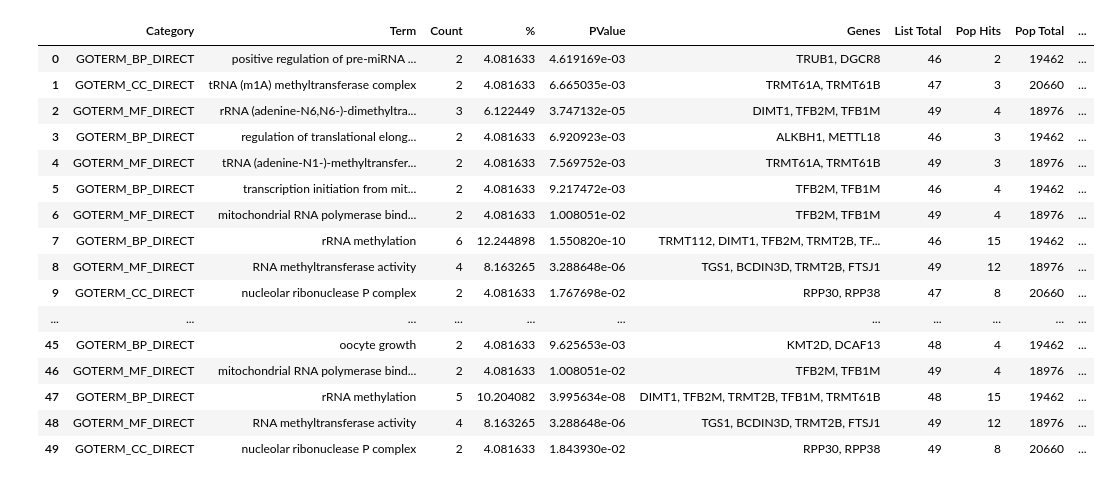
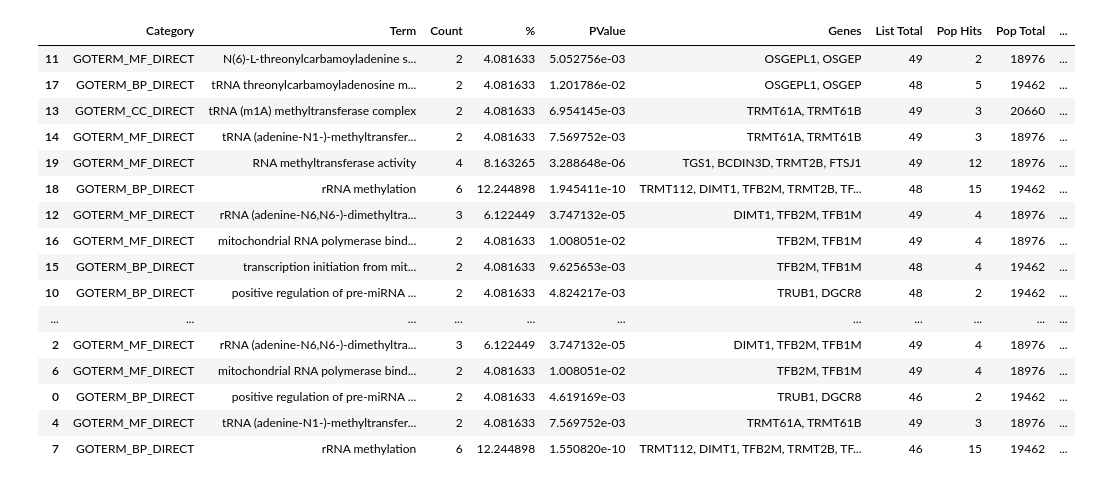
Before and after one commit to heyheyheyheyhey1/USC, a Jupyter notebook: study/year0/work0/GAN_RNA_methylation/plot_GO_enrichment.ipynb, the cells around one changed output. Saved outputs shown, nothing was run; the diff lists cells and outputs as text; code cells hidden in the pictures.

```diff
--- a/study/year0/work0/GAN_RNA_methylation/plot_GO_enrichment.ipynb
+++ b/study/year0/work0/GAN_RNA_methylation/plot_GO_enrichment.ipynb
@@ -16,20 +16,23 @@ CLASSIFIERS_NAMES = ['SVM', 'GB', 'GNB', 'LR', 'RF']
 selected_data = "selected_dataset.tsv"
 dataset_matrix = os.path.join(DATA_DIR, selected_data)
 selected_data = pd.read_csv(dataset_matrix, delimiter="\t", index_col=0, low_memory=False)
-positive_genes = [line.rstrip('\n') for line in open(os.path.join(DATA_DIR, "test_positive_genes.txt"))]
-negative_genes = [line.rstrip('\n') for line in open(os.path.join(DATA_DIR, "test_negative_genes.txt"))]
-positive_data = selected_data.loc[positive_genes].values
-negative_data = selected_data.loc[negative_genes].values
-
-y0 = np.zeros([len(negative_data), ])
-y1 = np.ones([len(positive_data), ])
-# 定义y
-y = np.concatenate([y0, y1], axis=0)
-# 定义x
-x = np.concatenate([np.array(negative_data), positive_data])
-x = torch.tensor(x, dtype=torch.float32)
-
-gene_nums = len(x)
-genes = np.concatenate([negative_genes,positive_genes] ,axis=0)
-genes
+x = selected_data.values
+genes = selected_data.index
+x.shape,genes.shape
+# positive_genes = [line.rstrip('\n') for line in open(os.path.join(DATA_DIR, "test_positive_genes.txt"))]
+# negative_genes = [line.rstrip('\n') for line in open(os.path.join(DATA_DIR, "test_negative_genes.txt"))]
+# positive_data = selected_data.loc[positive_genes].values
+# negative_data = selected_data.loc[negative_genes].values
+#
+# y0 = np.zeros([len(negative_data), ])
+# y1 = np.ones([len(positive_data), ])
+# # 定义y
+# y = np.concatenate([y0, y1], axis=0)
+# # 定义x
+# x = np.concatenate([np.array(negative_data), positive_data])
+# x = torch.tensor(x, dtype=torch.float32)
+#
+# gene_nums = len(x)
+# genes = np.concatenate([negative_genes,positive_genes] ,axis=0)
+# genes
 # %% [output]
@@ -84,35 +86,39 @@ sorted_prob_genes.to_csv(os.path.join("result","sorted_prob_genes.csv"),index=Fa
 # pd_out.to_csv(os.path.join("GAN_SCORE.CSV"),index=False,sep='\t')
 # %%
 #合并reports
+import pandas as pd
+import os
+CLASSIFIERS_NAMES = ['SVM', 'GB', 'GNB', 'LR', 'RF']
 all_report = pd.DataFrame()
 for classifier in CLASSIFIERS_NAMES:
     report = pd.read_csv(os.path.join("result","GO_TERMS_REPORTS",f'{classifier}_GO_REPORT.txt'),delimiter='\t')
     report["Term"] = [term.split("~")[-1] for term in report["Term"]]
     report["Classifier"] = classifier
-    report.sort_values("Fold Enrichment", ascending=False, inplace=True)
+    report.sort_values("Fold Enrichment",ascending=False, inplace=True)
     report_head = report.head(10)
     all_report = pd.concat([all_report,report_head],ignore_index=True,axis=0)
-
+all_report.sort_values('Term',inplace=True)
+all_report.sort_values('Classifier',inplace=True)
 all_report
 # len(all_report)
 # %% [output]
 |  | Category | Term | Count | % | PValue | Genes | List Total | Pop Hits | Pop Total | ... |
+| 11 | GOTERM_MF_DIRECT | N(6)-L-threonylcarbamoyladenine s... | 2 | 4.081633 | 5.052756e-03 | OSGEPL1, OSGEP | 49 | 2 | 18976 | ... |
+| 17 | GOTERM_BP_DIRECT | tRNA threonylcarbamoyladenosine m... | 2 | 4.081633 | 1.201786e-02 | OSGEPL1, OSGEP | 48 | 5 | 19462 | ... |
+| 13 | GOTERM_CC_DIRECT | tRNA (m1A) methyltransferase complex | 2 | 4.081633 | 6.954145e-03 | TRMT61A, TRMT61B | 49 | 3 | 20660 | ... |
+| 14 | GOTERM_MF_DIRECT | tRNA (adenine-N1-)-methyltransfer... | 2 | 4.081633 | 7.569752e-03 | TRMT61A, TRMT61B | 49 | 3 | 18976 | ... |
+| 19 | GOTERM_MF_DIRECT | RNA methyltransferase activity | 4 | 8.163265 | 3.288648e-06 | TGS1, BCDIN3D, TRMT2B, FTSJ1 | 49 | 12 | 18976 | ... |
+| 18 | GOTERM_BP_DIRECT | rRNA methylation | 6 | 12.244898 | 1.945411e-10 | TRMT112, DIMT1, TFB2M, TRMT2B, TF... | 48 | 15 | 19462 | ... |
+| 12 | GOTERM_MF_DIRECT | rRNA (adenine-N6,N6-)-dimethyltra... | 3 | 6.122449 | 3.747132e-05 | DIMT1, TFB2M, TFB1M | 49 | 4 | 18976 | ... |
+| 16 | GOTERM_MF_DIRECT | mitochondrial RNA polymerase bind... | 2 | 4.081633 | 1.008051e-02 | TFB2M, TFB1M | 49 | 4 | 18976 | ... |
+| 15 | GOTERM_BP_DIRECT | transcription initiation from mit... | 2 | 4.081633 | 9.625653e-03 | TFB2M, TFB1M | 48 | 4 | 19462 | ... |
+| 10 | GOTERM_BP_DIRECT | positive regulation of pre-miRNA ... | 2 | 4.081633 | 4.824217e-03 | TRUB1, DGCR8 | 48 | 2 | 19462 | ... |
+| ... | ... | ... | ... | ... | ... | ... | ... | ... | ... | ... |
+| 2 | GOTERM_MF_DIRECT | rRNA (adenine-N6,N6-)-dimethyltra... | 3 | 6.122449 | 3.747132e-05 | DIMT1, TFB2M, TFB1M | 49 | 4 | 18976 | ... |
+| 6 | GOTERM_MF_DIRECT | mitochondrial RNA polymerase bind... | 2 | 4.081633 | 1.008051e-02 | TFB2M, TFB1M | 49 | 4 | 18976 | ... |
 | 0 | GOTERM_BP_DIRECT | positive regulation of pre-miRNA ... | 2 | 4.081633 | 4.619169e-03 | TRUB1, DGCR8 | 46 | 2 | 19462 | ... |
-| 1 | GOTERM_CC_DIRECT | tRNA (m1A) methyltransferase complex | 2 | 4.081633 | 6.665035e-03 | TRMT61A, TRMT61B | 47 | 3 | 20660 | ... |
-| 2 | GOTERM_MF_DIRECT | rRNA (adenine-N6,N6-)-dimethyltra... | 3 | 6.122449 | 3.747132e-05 | DIMT1, TFB2M, TFB1M | 49 | 4 | 18976 | ... |
-| 3 | GOTERM_BP_DIRECT | regulation of translational elong... | 2 | 4.081633 | 6.920923e-03 | ALKBH1, METTL18 | 46 | 3 | 19462 | ... |
 | 4 | GOTERM_MF_DIRECT | tRNA (adenine-N1-)-methyltransfer... | 2 | 4.081633 | 7.569752e-03 | TRMT61A, TRMT61B | 49 | 3 | 18976 | ... |
-| 5 | GOTERM_BP_DIRECT | transcription initiation from mit... | 2 | 4.081633 | 9.217472e-03 | TFB2M, TFB1M | 46 | 4 | 19462 | ... |
-| 6 | GOTERM_MF_DIRECT | mitochondrial RNA polymerase bind... | 2 | 4.081633 | 1.008051e-02 | TFB2M, TFB1M | 49 | 4 | 18976 | ... |
 | 7 | GOTERM_BP_DIRECT | rRNA methylation | 6 | 12.244898 | 1.550820e-10 | TRMT112, DIMT1, TFB2M, TRMT2B, TF... | 46 | 15 | 19462 | ... |
-| 8 | GOTERM_MF_DIRECT | RNA methyltransferase activity | 4 | 8.163265 | 3.288648e-06 | TGS1, BCDIN3D, TRMT2B, FTSJ1 | 49 | 12 | 18976 | ... |
-| 9 | GOTERM_CC_DIRECT | nucleolar ribonuclease P complex | 2 | 4.081633 | 1.767698e-02 | RPP30, RPP38 | 47 | 8 | 20660 | ... |
-| ... | ... | ... | ... | ... | ... | ... | ... | ... | ... | ... |
-| 45 | GOTERM_BP_DIRECT | oocyte growth | 2 | 4.081633 | 9.625653e-03 | KMT2D, DCAF13 | 48 | 4 | 19462 | ... |
-| 46 | GOTERM_MF_DIRECT | mitochondrial RNA polymerase bind... | 2 | 4.081633 | 1.008051e-02 | TFB2M, TFB1M | 49 | 4 | 18976 | ... |
-| 47 | GOTERM_BP_DIRECT | rRNA methylation | 5 | 10.204082 | 3.995634e-08 | DIMT1, TFB2M, TRMT2B, TFB1M, TRMT61B | 48 | 15 | 19462 | ... |
-| 48 | GOTERM_MF_DIRECT | RNA methyltransferase activity | 4 | 8.163265 | 3.288648e-06 | TGS1, BCDIN3D, TRMT2B, FTSJ1 | 49 | 12 | 18976 | ... |
-| 49 | GOTERM_CC_DIRECT | nucleolar ribonuclease P complex | 2 | 4.081633 | 1.843930e-02 | RPP30, RPP38 | 49 | 8 | 20660 | ... |
 # %%
 #调整p.adjust
 from statsmodels.stats.multitest import multipletests
```
Also changed, not shown: parts of 8 cells of this notebook, 9 other files.
